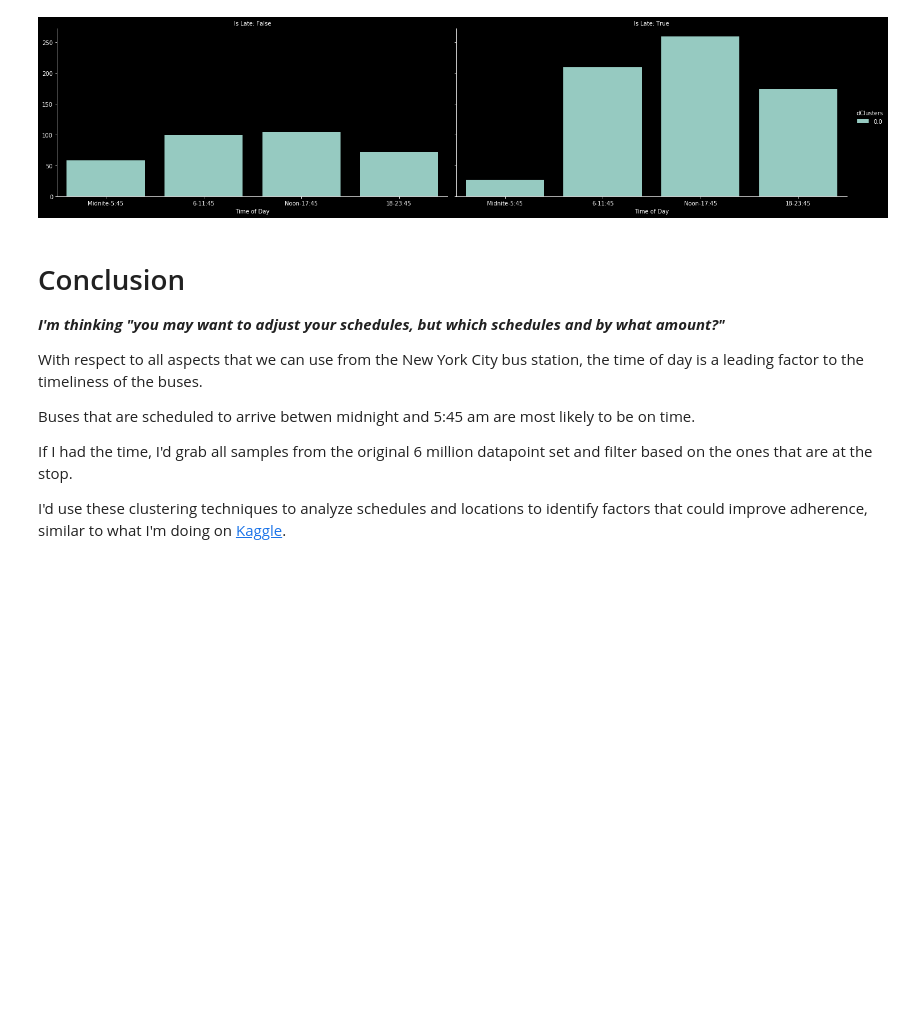
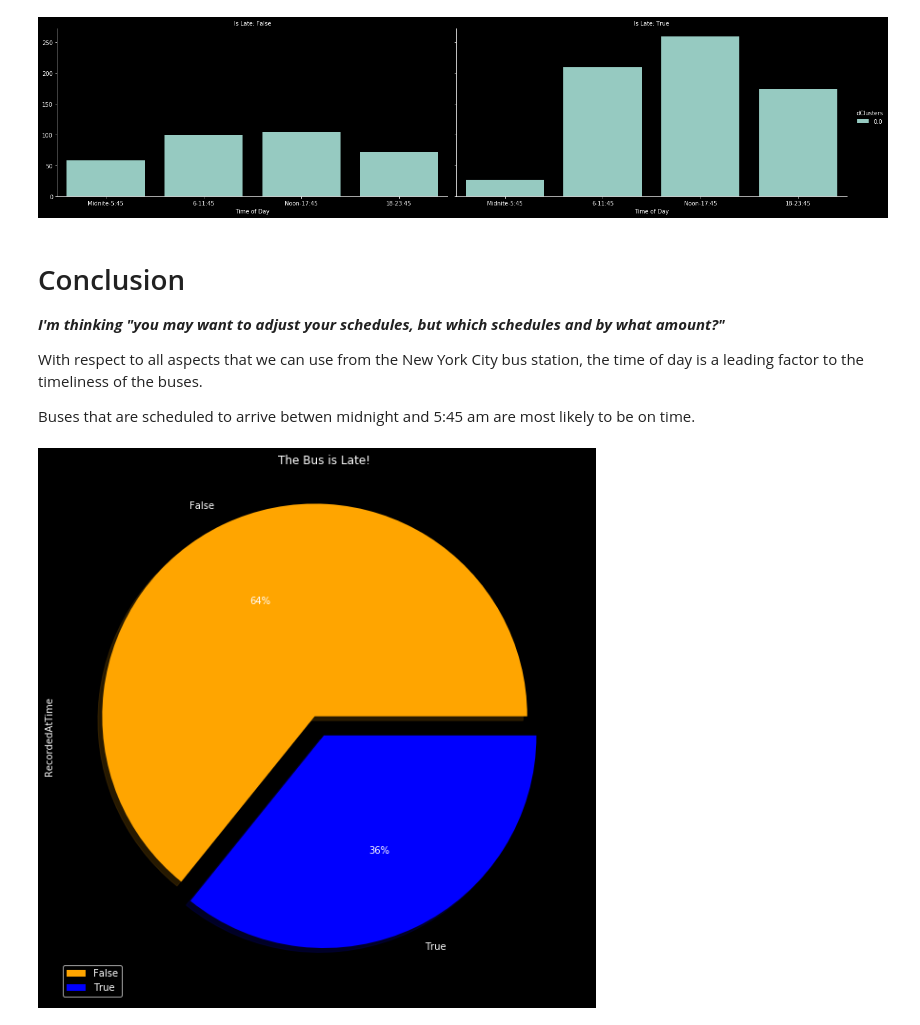
Before and after one commit to KalikaKay/ny_transit, a Jupyter notebook: preparation.ipynb, the cells around one changed output. Drawn from its saved outputs; the diff is of its cells as text; code cells hidden in the pictures; blank space fills up the shorter version.

```diff
--- a/preparation.ipynb
+++ b/preparation.ipynb
@@ -623,8 +623,12 @@ plt.show()
 With respect to all aspects that we can use from the New York City bus station, the time of day is a leading factor to the timeliness of the buses.
 
 Buses that are scheduled to arrive betwen midnight and 5:45 am are most likely to be on time.
-
-
-If I had the time, I'd grab all samples from the original 6 million datapoint set and filter based on the ones that are at the stop.
-
-I'd use these clustering techniques to analyze schedules and locations to identify factors that could improve adherence, similar to what I'm doing on [Kaggle](https://www.kaggle.com/arosebudrejoicing/late-new-york-buses).
+# %%
+#Plot of late buses between midnight and 6 am.
+colors = ['orange', 'blue']
+pie = late[late.recordrange == 'Midnite-5:45'].groupby(by='blate').agg('count')
+pie.plot.pie(y='RecordedAtTime', figsize=(10,14), autopct='%.0f%%', colors=colors, explode=(0.1, 0), shadow=True)
+plt.title("The Bus is Late!")
+plt.show()
+# %% [output]
+[figure, added]
```
Also changed, not shown: parts of 1 cell of this notebook.
